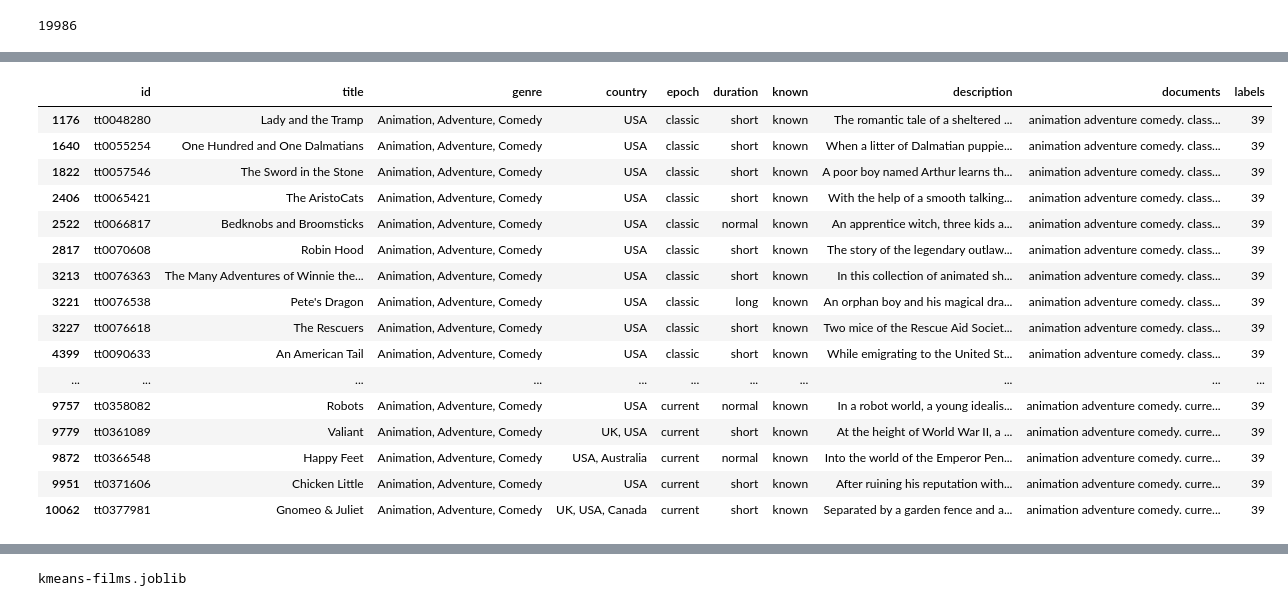
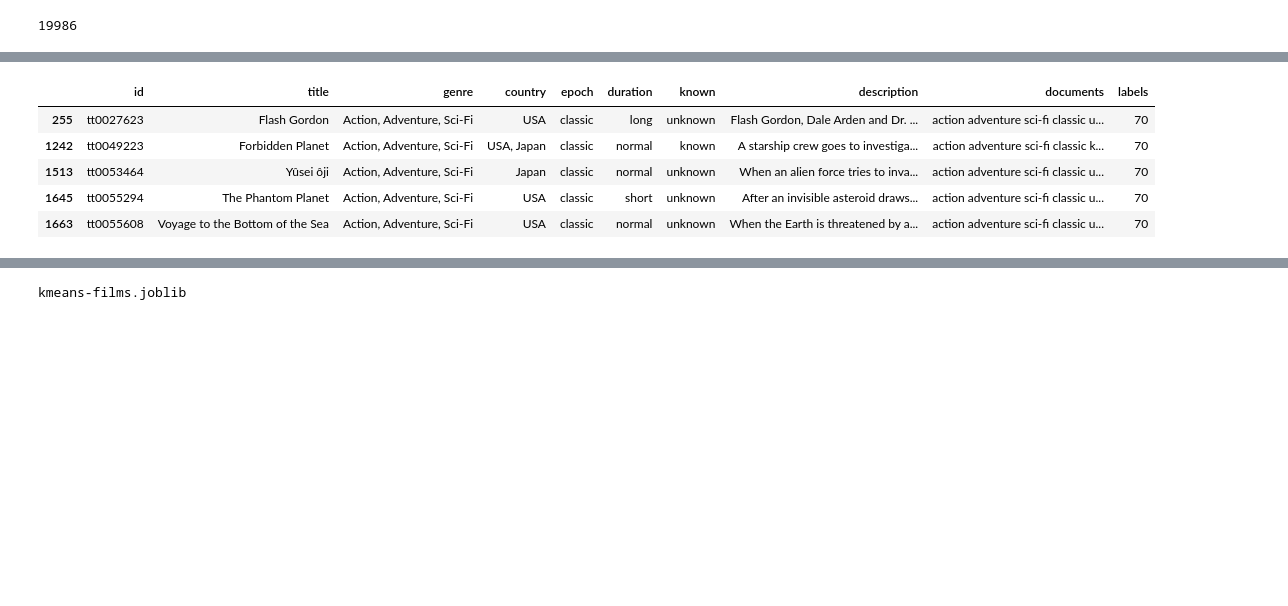
Before and after one commit to antoniomfc/TFM, a Jupyter notebook: Sistema_Recomendador.ipynb, the cells around one changed output, grey strips where cells are left out. Saved outputs shown, nothing was run; the diff lists cells and outputs as text; code cells hidden in the pictures; blank space fills up the shorter version.

```diff
--- a/Sistema_Recomendador.ipynb
+++ b/Sistema_Recomendador.ipynb
@@ -60,6 +58,6 @@ df.head()
 # %%
 # Instanciamos el proceso indicando que usamos el idioma inglés
-tfidf = CountVectorizer(stop_words='english')
+tfidf = TfidfVectorizer(stop_words='english')
 # %%
 matrix = tfidf.fit_transform(df['documents'])
 # %%
@@ -92,9 +91,7 @@ plt.show()
 # %%
-# Usamos como cluster 9
-# Hasta ahora este ha sido la mejor configuración que he encontrado
-# 50
-k = 180
-kmeans = MiniBatchKMeans(n_clusters=k, random_state=42, init='k-means++', batch_size=100, n_init=3)
+# Usamos como cluster k = 190
+k = 190
+kmeans = MiniBatchKMeans(n_clusters=k, random_state=12, init='k-means++', batch_size=100, n_init=3)
 kmeans = kmeans.fit(matrix)
 labels = kmeans.labels_
 # %%
@@ -135,7 +132,7 @@ def get_label(text):
 
     return label_pred
 
-l = get_label('animation commedy short known adventure')
+l = get_label('drama sci-fi current known adventure')
 # %%
 l[0]
 # %% [output]
@@ -145,27 +142,16 @@ def get_df_films(label, film):
 
     return df[((df['labels'] == label) | (df['title'] == film))].copy()
 
-films = get_df_films(l[0], 'Toy Story')
+films = get_df_films(l[0], 'Interstellar')
 # %%
-films.head(50)
+films.head(5)
 # %% [output]
 |  | id | title | genre | country | epoch | duration | known | description | documents | labels |
-| 1176 | tt0048280 | Lady and the Tramp | Animation, Adventure, Comedy | USA | classic | short | known | The romantic tale of a sheltered ... | animation adventure comedy. class... | 39 |
-| 1640 | tt0055254 | One Hundred and One Dalmatians | Animation, Adventure, Comedy | USA | classic | short | known | When a litter of Dalmatian puppie... | animation adventure comedy. class... | 39 |
-| 1822 | tt0057546 | The Sword in the Stone | Animation, Adventure, Comedy | USA | classic | short | known | A poor boy named Arthur learns th... | animation adventure comedy. class... | 39 |
-| 2406 | tt0065421 | The AristoCats | Animation, Adventure, Comedy | USA | classic | short | known | With the help of a smooth talking... | animation adventure comedy. class... | 39 |
-| 2522 | tt0066817 | Bedknobs and Broomsticks | Animation, Adventure, Comedy | USA | classic | normal | known | An apprentice witch, three kids a... | animation adventure comedy. class... | 39 |
-| 2817 | tt0070608 | Robin Hood | Animation, Adventure, Comedy | USA | classic | short | known | The story of the legendary outlaw... | animation adventure comedy. class... | 39 |
-| 3213 | tt0076363 | The Many Adventures of Winnie the... | Animation, Adventure, Comedy | USA | classic | short | known | In this collection of animated sh... | animation adventure comedy. class... | 39 |
-| 3221 | tt0076538 | Pete's Dragon | Animation, Adventure, Comedy | USA | classic | long | known | An orphan boy and his magical dra... | animation adventure comedy. class... | 39 |
-| 3227 | tt0076618 | The Rescuers | Animation, Adventure, Comedy | USA | classic | short | known | Two mice of the Rescue Aid Societ... | animation adventure comedy. class... | 39 |
-| 4399 | tt0090633 | An American Tail | Animation, Adventure, Comedy | USA | classic | short | known | While emigrating to the United St... | animation adventure comedy. class... | 39 |
-| ... | ... | ... | ... | ... | ... | ... | ... | ... | ... | ... |
-| 9757 | tt0358082 | Robots | Animation, Adventure, Comedy | USA | current | normal | known | In a robot world, a young idealis... | animation adventure comedy. curre... | 39 |
-| 9779 | tt0361089 | Valiant | Animation, Adventure, Comedy | UK, USA | current | short | known | At the height of World War II, a ... | animation adventure comedy. curre... | 39 |
-| 9872 | tt0366548 | Happy Feet | Animation, Adventure, Comedy | USA, Australia | current | normal | known | Into the world of the Emperor Pen... | animation adventure comedy. curre... | 39 |
-| 9951 | tt0371606 | Chicken Little | Animation, Adventure, Comedy | USA | current | short | known | After ruining his reputation with... | animation adventure comedy. curre... | 39 |
-| 10062 | tt0377981 | Gnomeo & Juliet | Animation, Adventure, Comedy | UK, USA, Canada | current | short | known | Separated by a garden fence and a... | animation adventure comedy. curre... | 39 |
+| 255 | tt0027623 | Flash Gordon | Action, Adventure, Sci-Fi | USA | classic | long | unknown | Flash Gordon, Dale Arden and Dr. ... | action adventure sci-fi classic u... | 70 |
+| 1242 | tt0049223 | Forbidden Planet | Action, Adventure, Sci-Fi | USA, Japan | classic | normal | known | A starship crew goes to investiga... | action adventure sci-fi classic k... | 70 |
+| 1513 | tt0053464 | Yûsei ôji | Action, Adventure, Sci-Fi | Japan | classic | normal | unknown | When an alien force tries to inva... | action adventure sci-fi classic u... | 70 |
+| 1645 | tt0055294 | The Phantom Planet | Action, Adventure, Sci-Fi | USA | classic | short | unknown | After an invisible asteroid draws... | action adventure sci-fi classic u... | 70 |
+| 1663 | tt0055608 | Voyage to the Bottom of the Sea | Action, Adventure, Sci-Fi | USA | classic | normal | unknown | When the Earth is threatened by a... | action adventure sci-fi classic u... | 70 |
 # %%
 films = films.reset_index()
 films = films.drop_duplicates(subset=['title'], keep='last')
```
Also changed, not shown: parts of 14 cells of this notebook.
